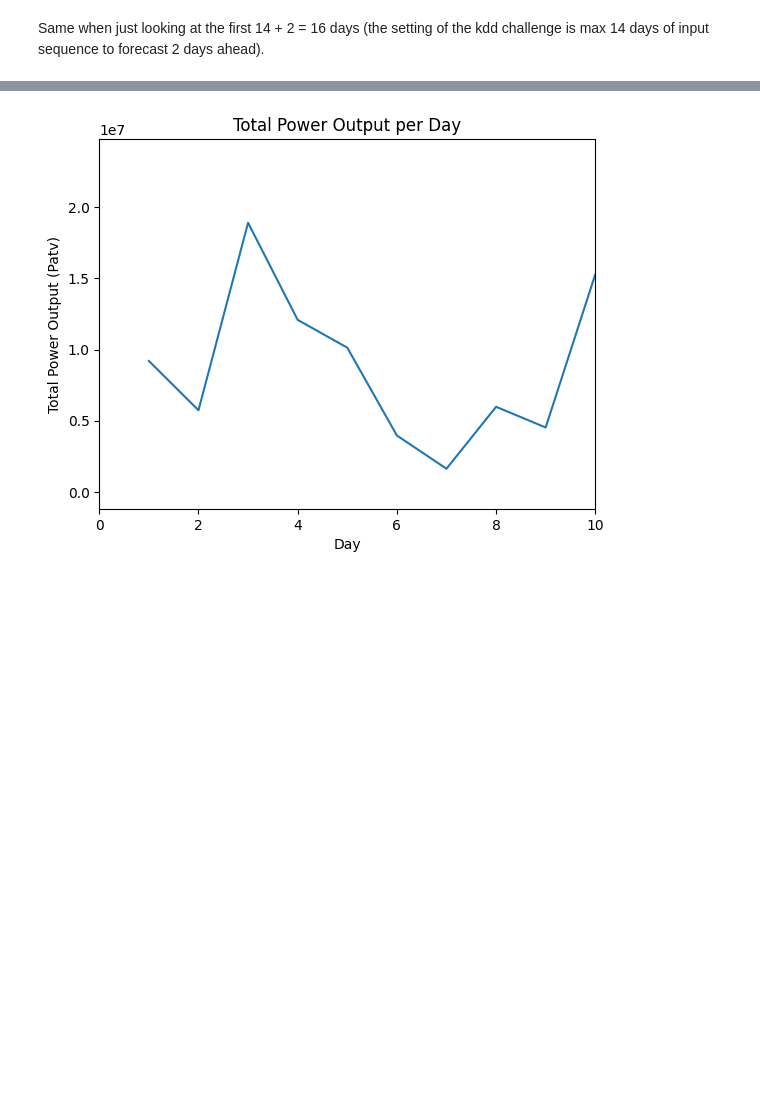
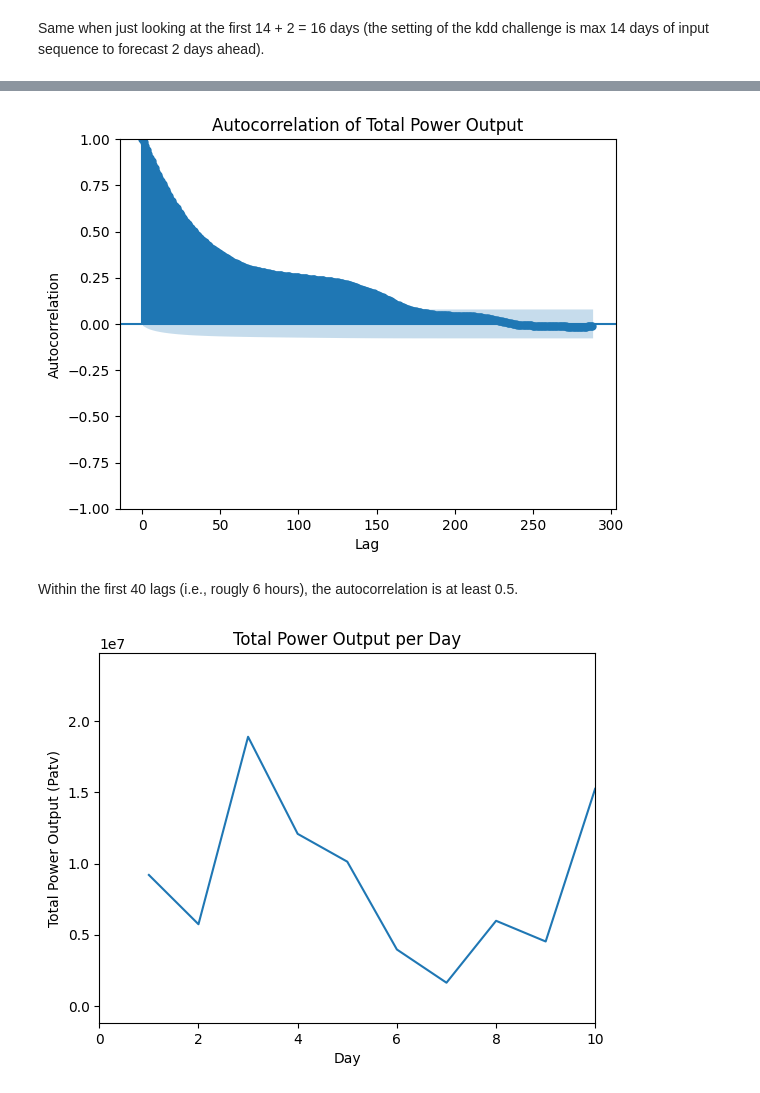
Before and after one commit to frsnjung/kddcup_wind_power_forecast, a Jupyter notebook: windfarm_forecast/notebooks/01_preprocessing_and_exploration.ipynb, the cells around one changed output, grey strips where cells are left out. Cells and saved outputs as stored; diff of their text form; code cells hidden in the pictures; blank space fills up the shorter version.

Commit message:
added auto corr plot for the actual 10 minute freq setup that I settled for

```diff
--- a/windfarm_forecast/notebooks/01_preprocessing_and_exploration.ipynb
+++ b/windfarm_forecast/notebooks/01_preprocessing_and_exploration.ipynb
@@ -499,3 +532,17 @@ Same when just looking at the first 14 + 2 = 16 days (the setting of the kdd cha
+# %%
+# plot autocorrelation plot of the power output time series per timestamp
+from statsmodels.graphics.tsaplots import plot_acf
+
+# 72 hours = 72 * 6 lags (since data is in 10 min intervals)
+plot_acf(df.groupby("timestamp")["Patv"].sum(), lags=48 * 6)
+plt.title("Autocorrelation of Total Power Output")
+plt.xlabel("Lag")
+plt.ylabel("Autocorrelation")
+plt.show()
+# %% [output]
+[figure, added]
+# %% [markdown]
+Within the first 40 lags (i.e., rougly 6 hours), the autocorrelation is at least 0.5.
 # %%
 # plot total power output per day for Days 0 to 10
 df.groupby("Day")["Patv"].sum().plot()
```
Also changed, not shown: parts of 4 cells of this notebook.
